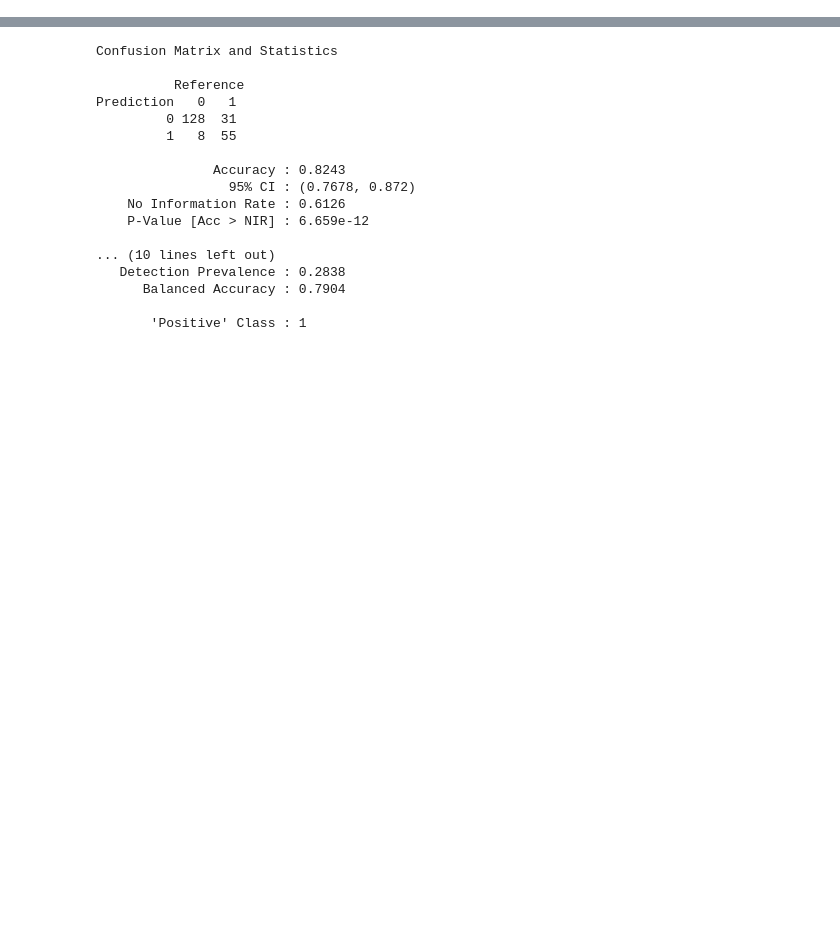
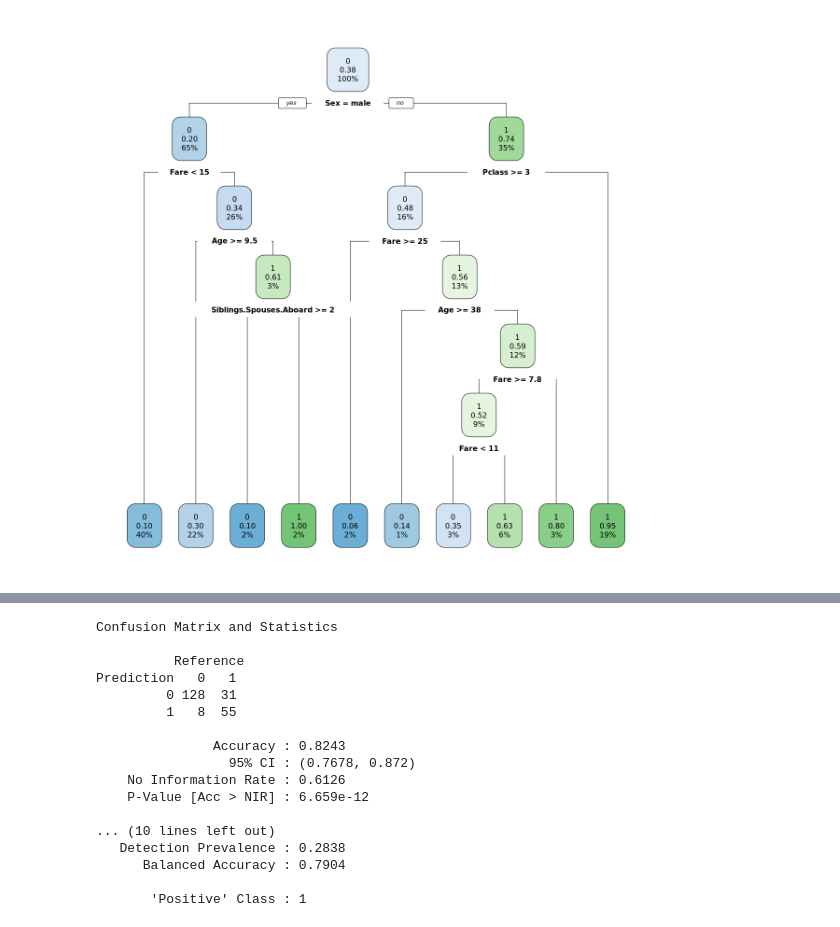
Before and after one commit to azbones/r-decision-tree, a Jupyter notebook: TitanicNotebook.ipynb, the cells around one changed output, grey strips where cells are left out. Drawn from its saved outputs; the diff is of its cells as text; code cells hidden in the pictures; blank space fills up the shorter version.

```diff
--- a/TitanicNotebook.ipynb
+++ b/TitanicNotebook.ipynb
@@ -82,0 +66,5 @@ ERROR: Error in library(maptree): there is no package called ‘maptree’
+# %%
+## Plot the model results
+rpart.plot(my_tree)
+# %% [output]
+[figure, added]
```
Also changed, not shown: parts of 8 cells of this notebook, 1 other file.
